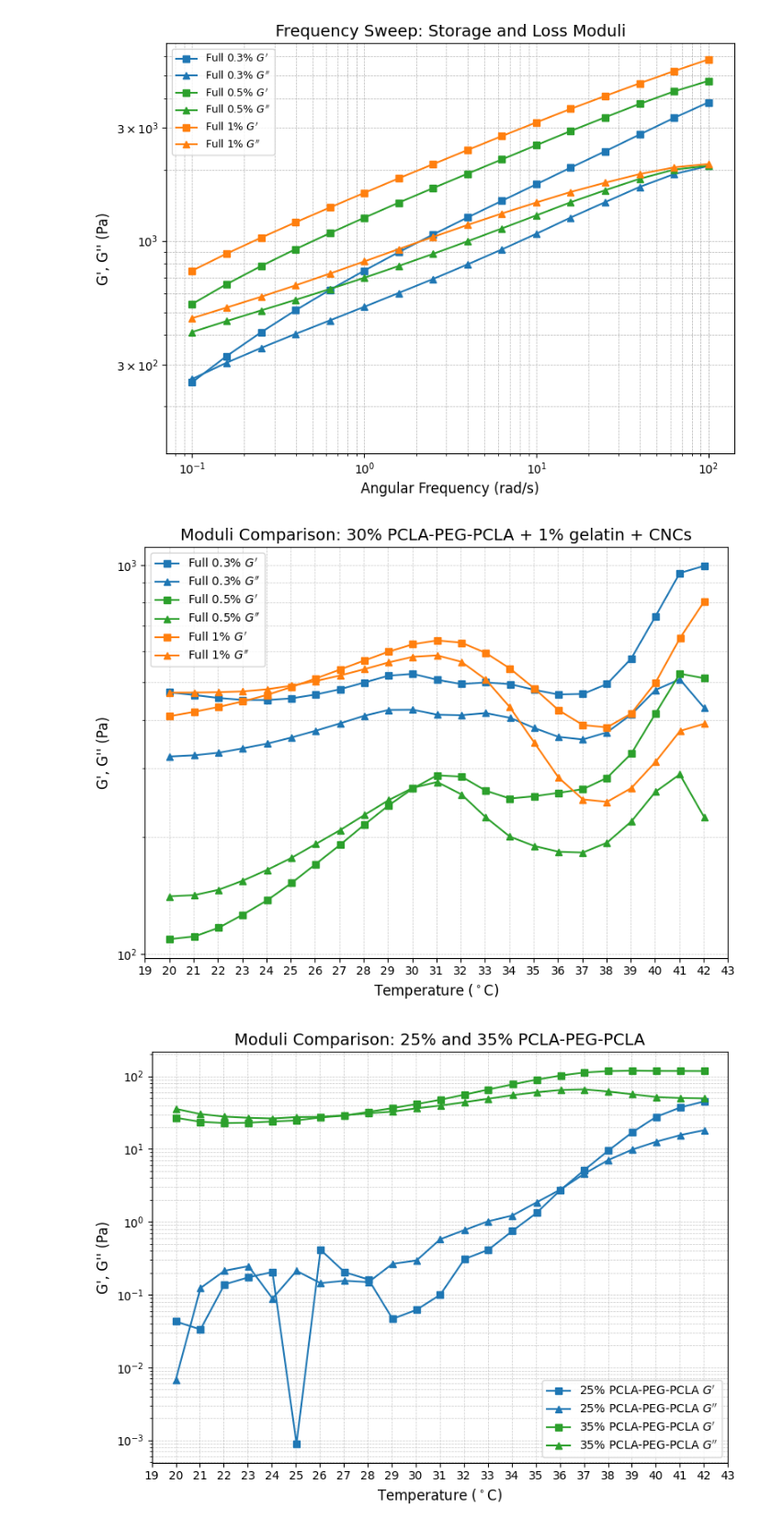
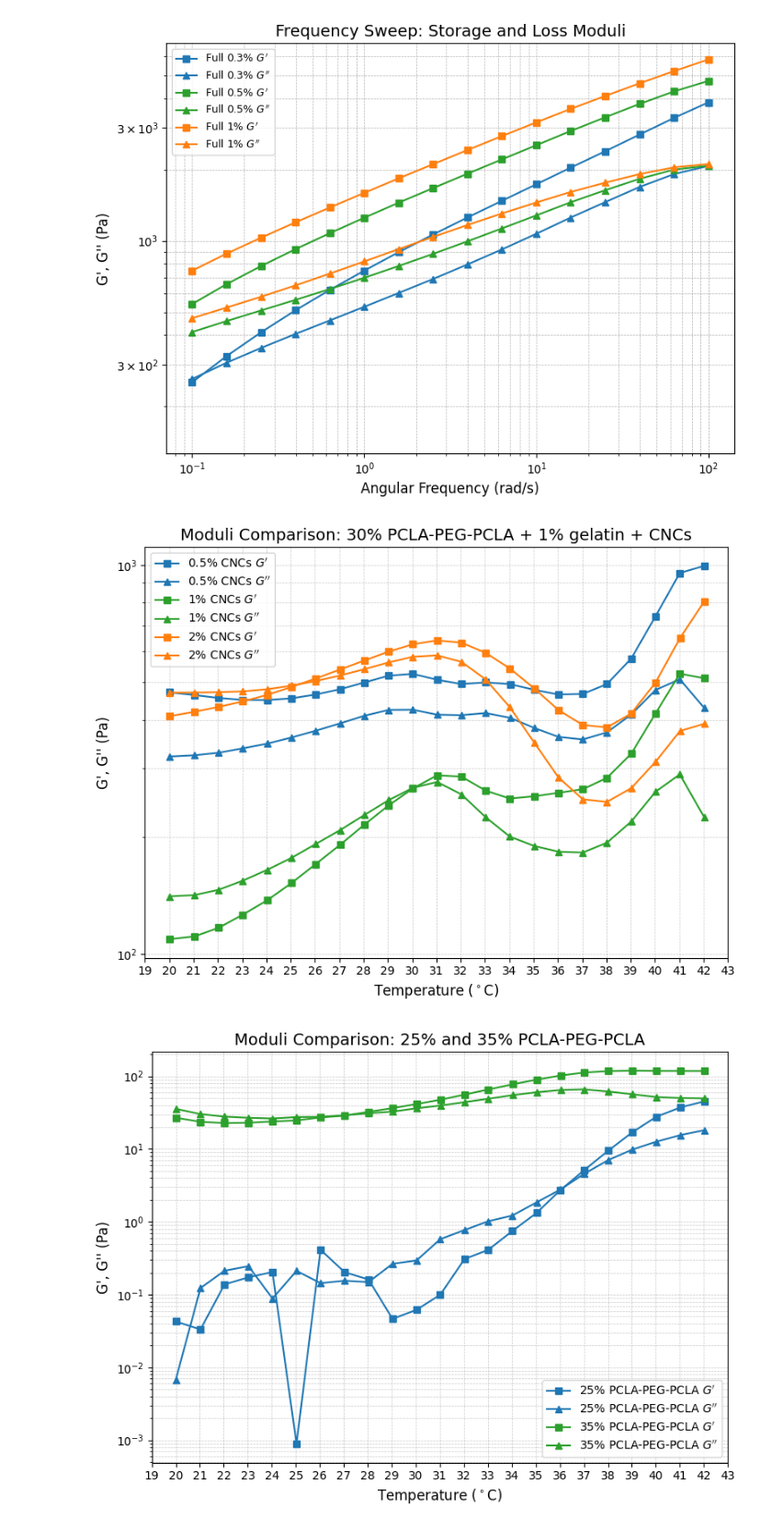
Before and after one commit to KingaKruczek/bachelor-project-code-kk, a Jupyter notebook: Bachelor_Project_Graphs.ipynb, the cells around one changed output. Shown at 92% size. Saved outputs shown, nothing was run; the diff lists cells and outputs as text; code cells hidden in the pictures.

```diff
--- a/Bachelor_Project_Graphs.ipynb
+++ b/Bachelor_Project_Graphs.ipynb
@@ -1232,9 +1315,9 @@ def clean_and_extract(raw, label):
 
 
 datasets = [
-    clean_and_extract(raw_data1, "Full 0.3%"),
-    clean_and_extract(raw_data2, "Full 0.5%"),
-    clean_and_extract(raw_data3, "Full 1%"),
+    clean_and_extract(raw_data1, "0.5% CNCs"),
+    clean_and_extract(raw_data2, "1% CNCs"),
+    clean_and_extract(raw_data3, "2% CNCs"),
     # Add more like: clean_and_extract(raw_data3, "Sample C")
 ]
 
@@ -1246,34 +1329,34 @@ plt.figure(figsize=(8, 6))
 
 all_temps = []
 
 for i, (temp, Gp, Gpp, label) in enumerate(datasets):
     color = colors[i % len(colors)]
     all_temps.extend(temp)
     plt.plot(temp, Gp, marker='s', linestyle='-', color=color, label=f"{label} $G'$")
     plt.plot(temp, Gpp, marker='^', linestyle='-', color=color, label=f"{label} $G''$")
 
 plt.xlabel(r"Temperature ($^\circ$C)", fontsize=12)
 plt.ylabel(r"G', G'' (Pa)", fontsize=12)
 plt.yscale("log")
 plt.title("Moduli Comparison: 30% PCLA-PEG-PCLA + 1% gelatin + CNCs", fontsize=14)
 
 temp_min = int(np.floor(min(all_temps)))
 temp_max = int(np.ceil(max(all_temps)))
 
 plt.xlim(temp_min, temp_max)
 plt.xticks(np.arange(temp_min - 1, temp_max + 1, 1))  # 1 degree steps on x-axis
 
 plt.minorticks_on()
 plt.gca().xaxis.set_minor_locator(plt.NullLocator())
 plt.grid(True, which='both', linestyle='--', linewidth=0.5, alpha=0.7)
 
 plt.legend(fontsize=10) #for legend inside the plot
 plt.tight_layout()
 #plt.legend(bbox_to_anchor=(1.05, 1), loc='upper left', borderaxespad=0.) # for legend outside the plot
 #plt.tight_layout(rect=[0, 0, 0.75, 1])  # Adjust layout to make space on the right
 plt.show()
 # %% [output]
-[figure, old version]
+[figure, new version]
 # %%
 import matplotlib.pyplot as plt
 import numpy as np
```
Also changed, not shown: parts of 4 cells of this notebook.
